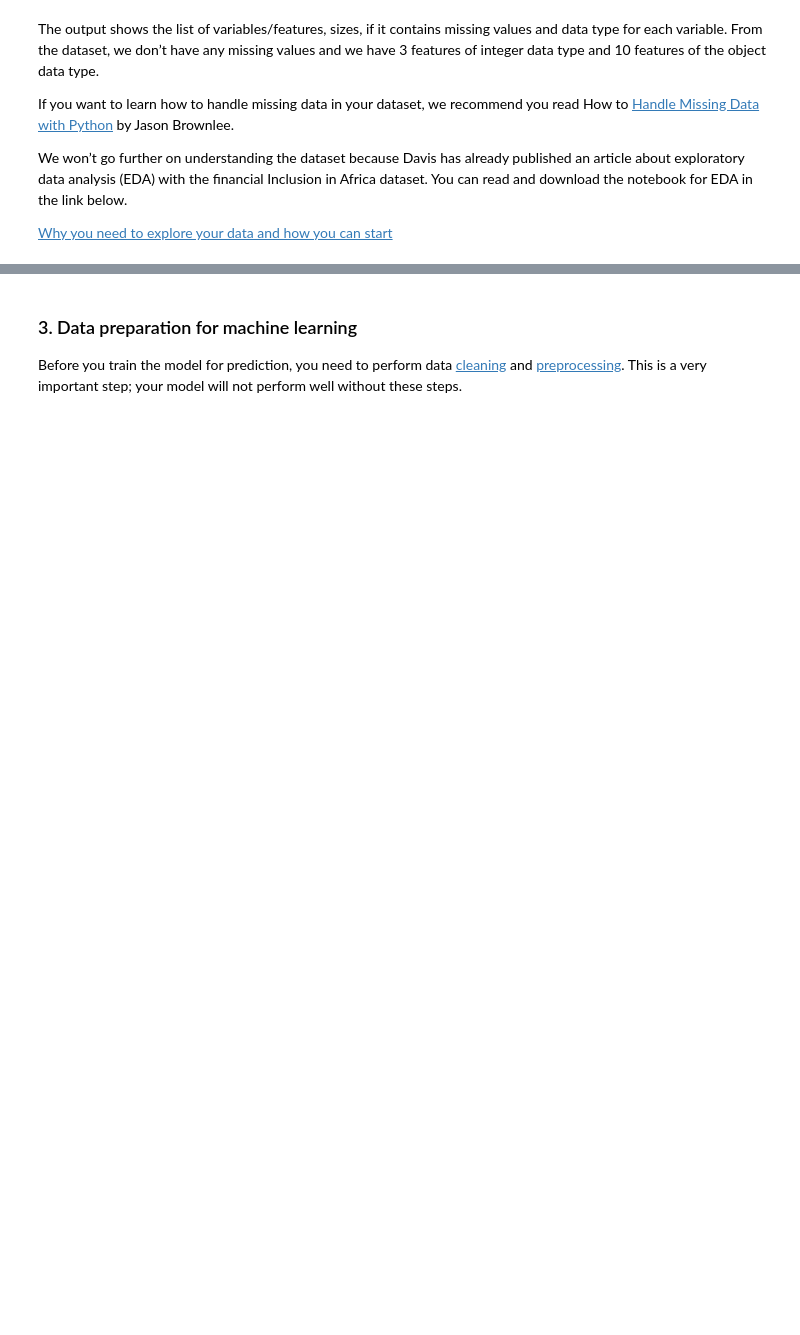
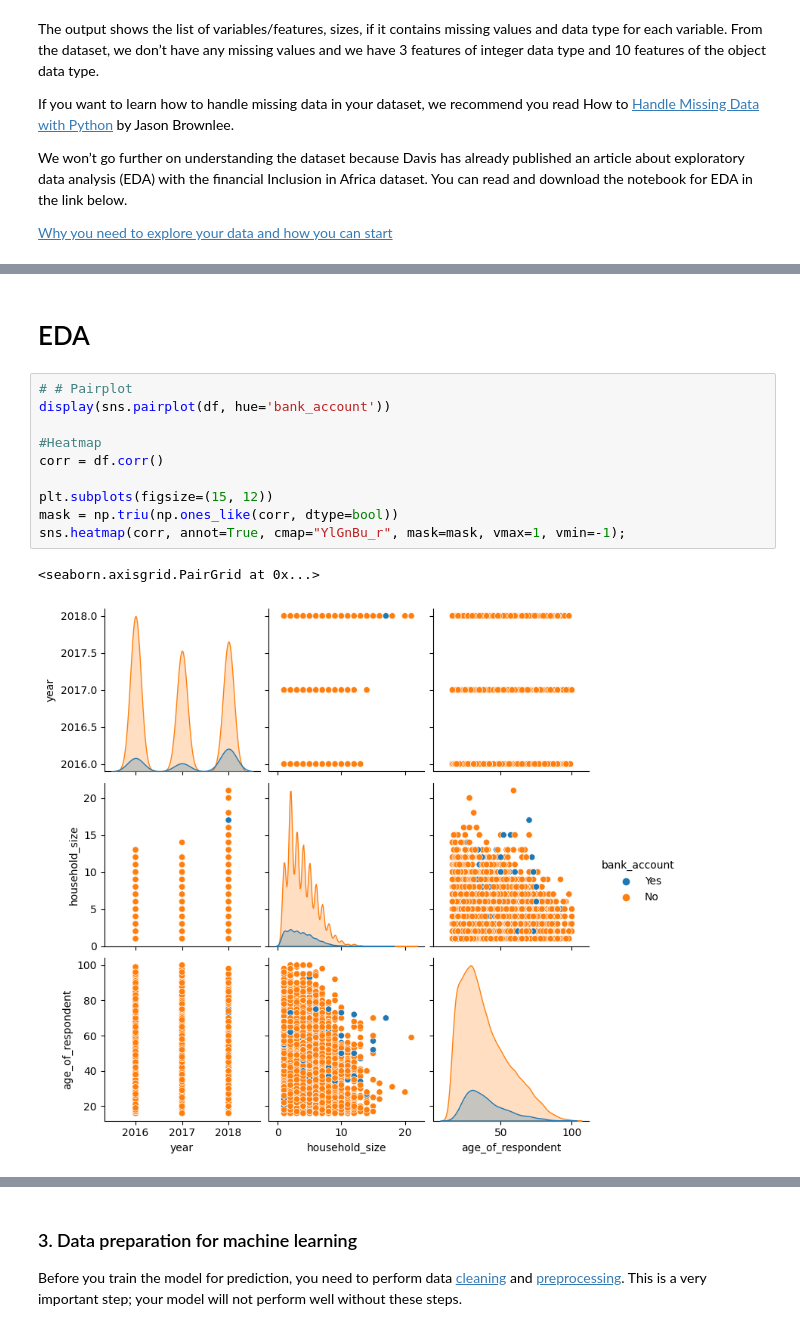
Before and after one commit to ahquin/ds-financial-inclusion, a Jupyter notebook: ml-data-analyse.ipynb, the cells around one changed output, grey strips where cells are left out. Saved outputs shown, nothing was run; the diff lists cells and outputs as text; blank space fills up the shorter version.

```diff
--- a/ml-data-analyse.ipynb
+++ b/ml-data-analyse.ipynb
@@ -140,0 +178,15 @@ variables
+# %% [markdown]
+# EDA
+# %%
+# # Pairplot
+display(sns.pairplot(df, hue='bank_account'))
+
+#Heatmap
+corr = df.corr()
+
+plt.subplots(figsize=(15, 12))
+mask = np.triu(np.ones_like(corr, dtype=bool))
+sns.heatmap(corr, annot=True, cmap="YlGnBu_r", mask=mask, vmax=1, vmin=-1);
+# %% [output]
+<seaborn.axisgrid.PairGrid at 0x...>
+[figure, added]
```
Also changed, not shown: parts of 40 cells of this notebook, 1 other file.
